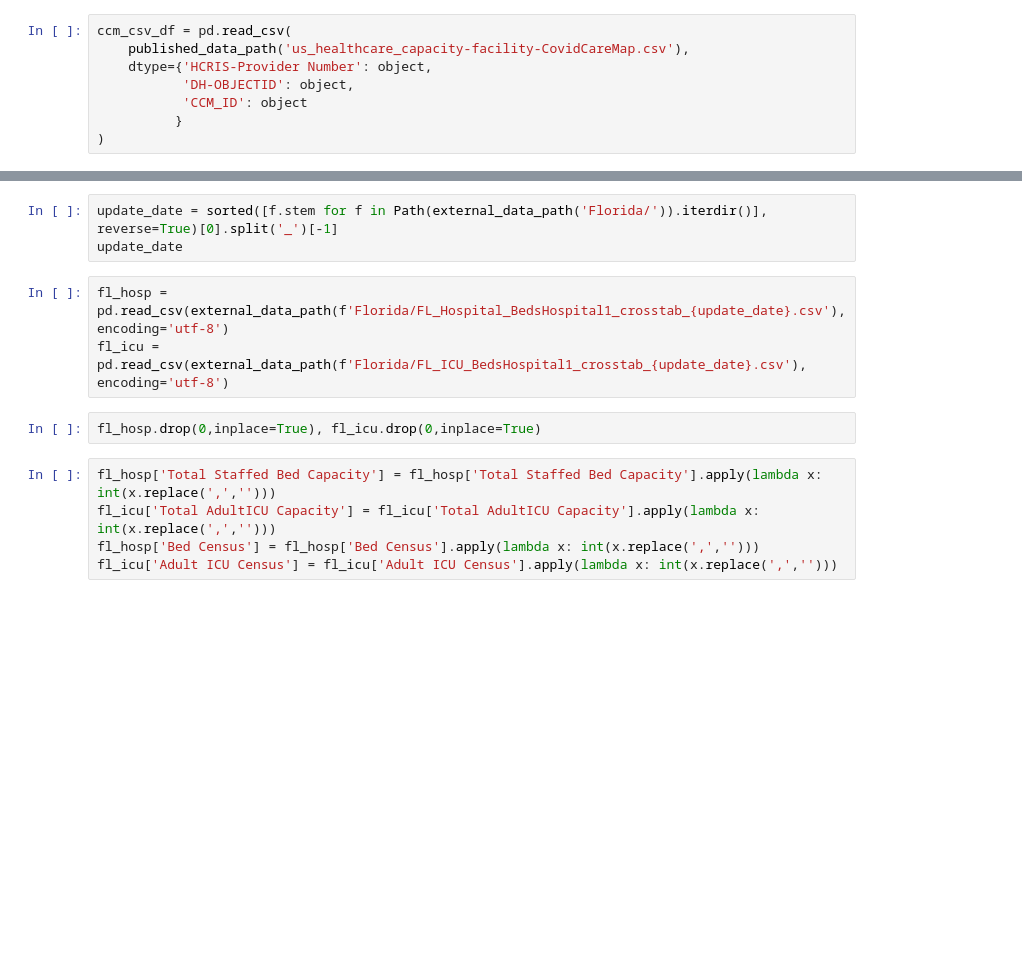
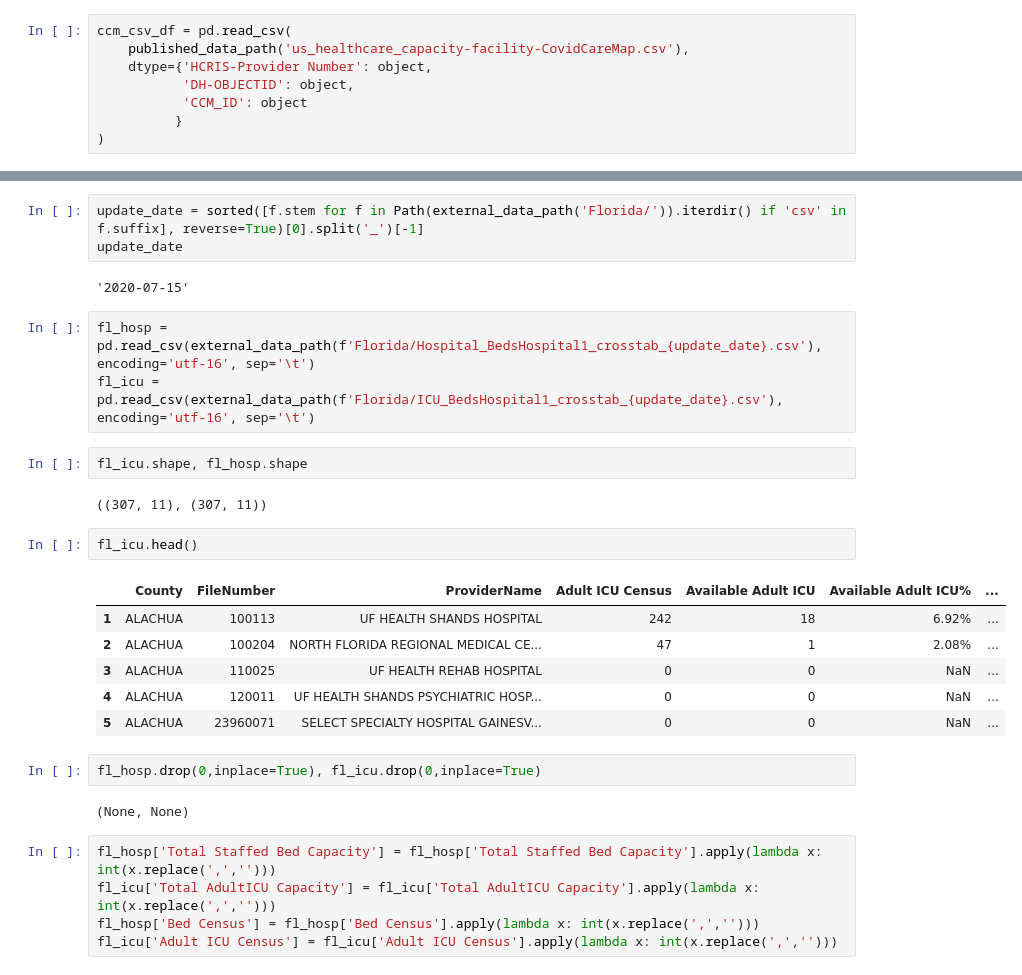
Before and after one commit to covidcaremap/covid19-healthsystemcapacity, a Jupyter notebook: notebooks/processing/Update_FL_Facilities.ipynb, the cells around one changed output, grey strips where cells are left out. Drawn from its saved outputs; the diff is of its cells as text; blank space fills up the shorter version.

```diff
--- a/notebooks/processing/Update_FL_Facilities.ipynb
+++ b/notebooks/processing/Update_FL_Facilities.ipynb
@@ -34,11 +49,28 @@ ccm_csv_df.head()
 # %%
-update_date = sorted([f.stem for f in Path(external_data_path('Florida/')).iterdir()], reverse=True)[0].split('_')[-1]
+update_date = sorted([f.stem for f in Path(external_data_path('Florida/')).iterdir() if 'csv' in f.suffix], reverse=True)[0].split('_')[-1]
 update_date
+# %% [output]
+'2020-07-15'
 # %%
-fl_hosp = pd.read_csv(external_data_path(f'Florida/FL_Hospital_BedsHospital1_crosstab_{update_date}.csv'), encoding='utf-8')
-fl_icu = pd.read_csv(external_data_path(f'Florida/FL_ICU_BedsHospital1_crosstab_{update_date}.csv'), encoding='utf-8')
+fl_hosp = pd.read_csv(external_data_path(f'Florida/Hospital_BedsHospital1_crosstab_{update_date}.csv'), encoding='utf-16', sep='\t')
+fl_icu = pd.read_csv(external_data_path(f'Florida/ICU_BedsHospital1_crosstab_{update_date}.csv'), encoding='utf-16', sep='\t')
+# %%
+fl_icu.shape, fl_hosp.shape
+# %% [output]
+((307, 11), (307, 11))
+# %%
+fl_icu.head()
+# %% [output]
+|  | County | FileNumber | ProviderName | Adult ICU Census | Available Adult ICU | Available Adult ICU% | ... |
+| 1 | ALACHUA | 100113 | UF HEALTH SHANDS HOSPITAL | 242 | 18 | 6.92% | ... |
+| 2 | ALACHUA | 100204 | NORTH FLORIDA REGIONAL MEDICAL CE... | 47 | 1 | 2.08% | ... |
+| 3 | ALACHUA | 110025 | UF HEALTH REHAB HOSPITAL | 0 | 0 | NaN | ... |
+| 4 | ALACHUA | 120011 | UF HEALTH SHANDS PSYCHIATRIC HOSP... | 0 | 0 | NaN | ... |
+| 5 | ALACHUA | 23960071 | SELECT SPECIALTY HOSPITAL GAINESV... | 0 | 0 | NaN | ... |
 # %%
 fl_hosp.drop(0,inplace=True), fl_icu.drop(0,inplace=True)
+# %% [output]
+(None, None)
 # %%
 fl_hosp['Total Staffed Bed Capacity'] = fl_hosp['Total Staffed Bed Capacity'].apply(lambda x: int(x.replace(',','')))
 fl_icu['Total AdultICU Capacity'] = fl_icu['Total AdultICU Capacity'].apply(lambda x: int(x.replace(',','')))
```
Also changed, not shown: parts of 20 cells of this notebook, 5 other files.
